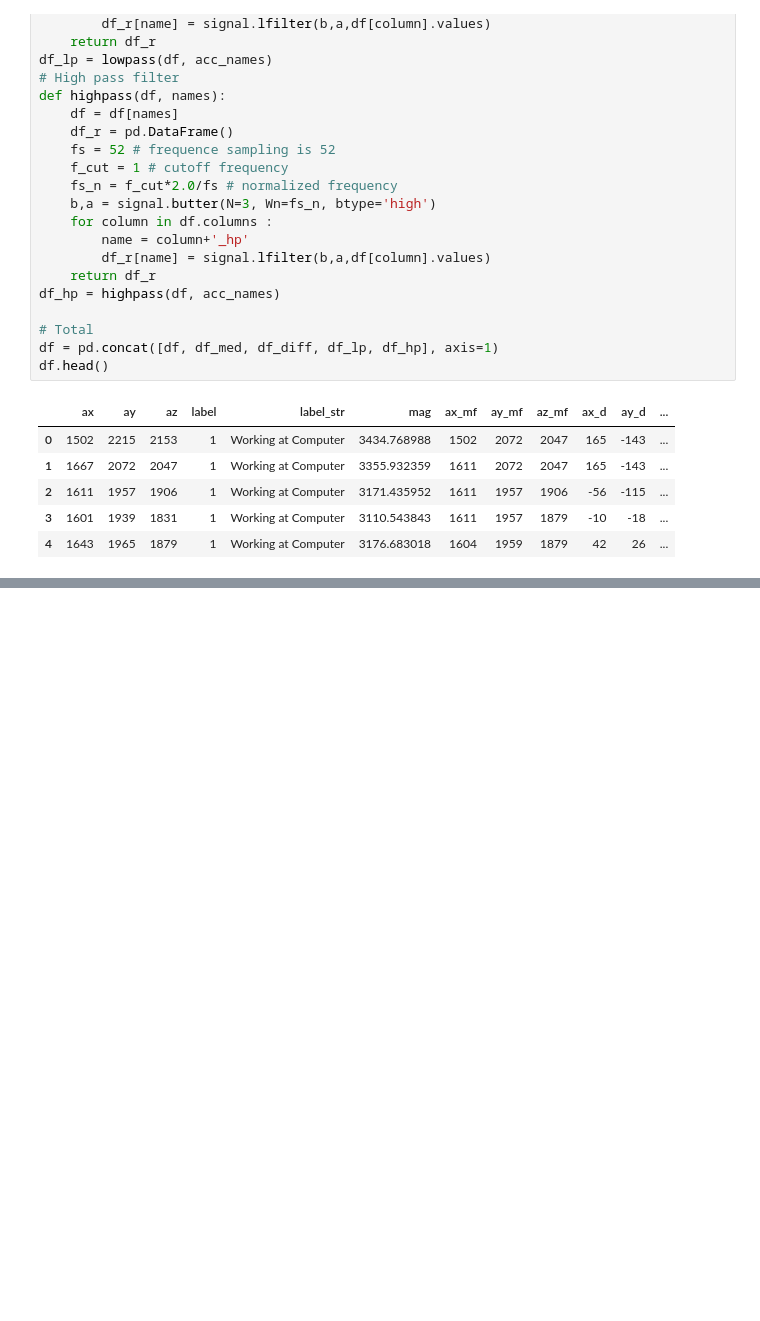
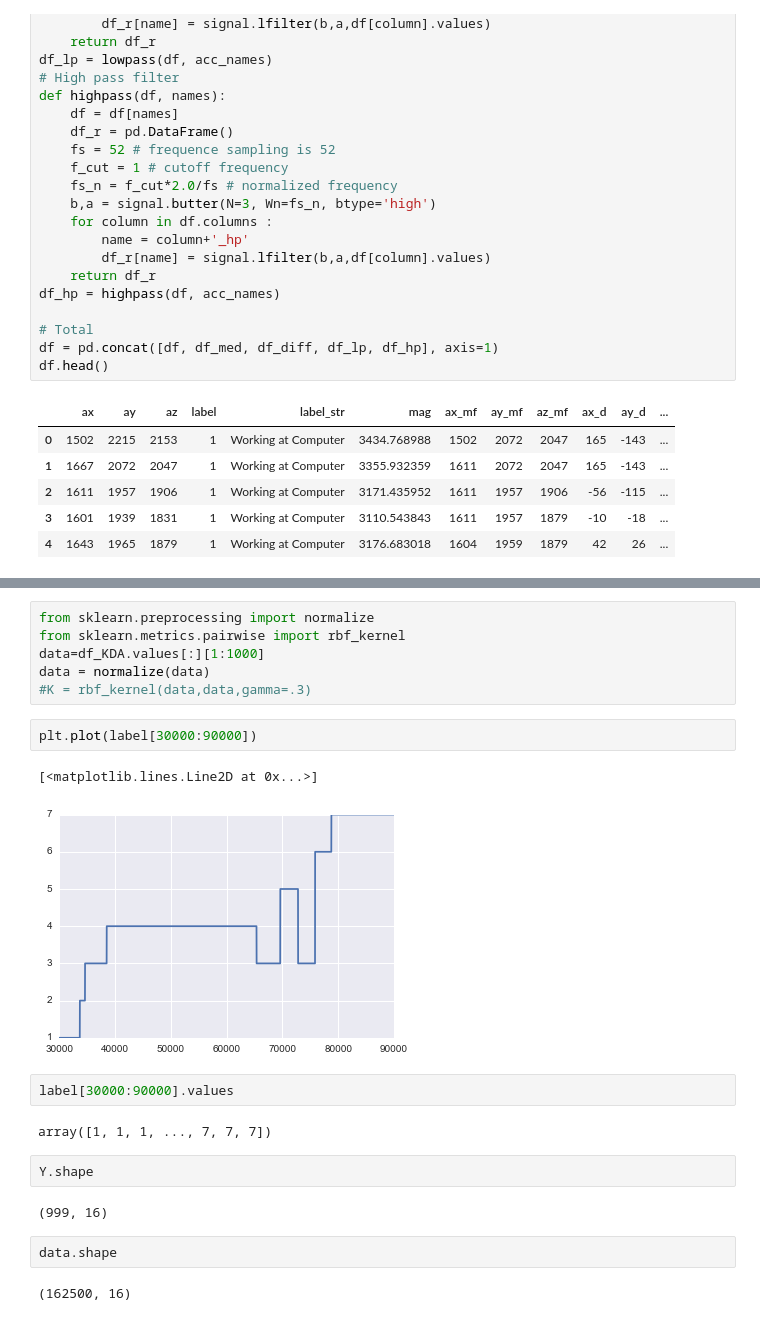
Before and after one commit to SMarwen/ML_Project, a Jupyter notebook: Codes/KDA.ipynb, the cells around one changed output, grey strips where cells are left out. Saved outputs shown, nothing was run; the diff lists cells and outputs as text; blank space fills up the shorter version.

```diff
--- a/Codes/KDA.ipynb
+++ b/Codes/KDA.ipynb
@@ -126,0 +130,23 @@ ax.scatter(Y[:,0],Y[:,1], Y[:,2], c=label, cmap='viridis_r')
+# %%
+from sklearn.preprocessing import normalize
+from sklearn.metrics.pairwise import rbf_kernel
+data=df_KDA.values[:][1:1000]
+data = normalize(data)
+#K = rbf_kernel(data,data,gamma=.3)
+# %%
+plt.plot(label[30000:90000])
+# %% [output]
+[<matplotlib.lines.Line2D at 0x...>]
+[figure, added]
+# %%
+label[30000:90000].values
+# %% [output]
+array([1, 1, 1, ..., 7, 7, 7])
+# %%
+Y.shape
+# %% [output]
+(999, 16)
+# %%
+data.shape
+# %% [output]
+(162500, 16)
```
Also changed, not shown: parts of 3 cells of this notebook, 1 other file.
